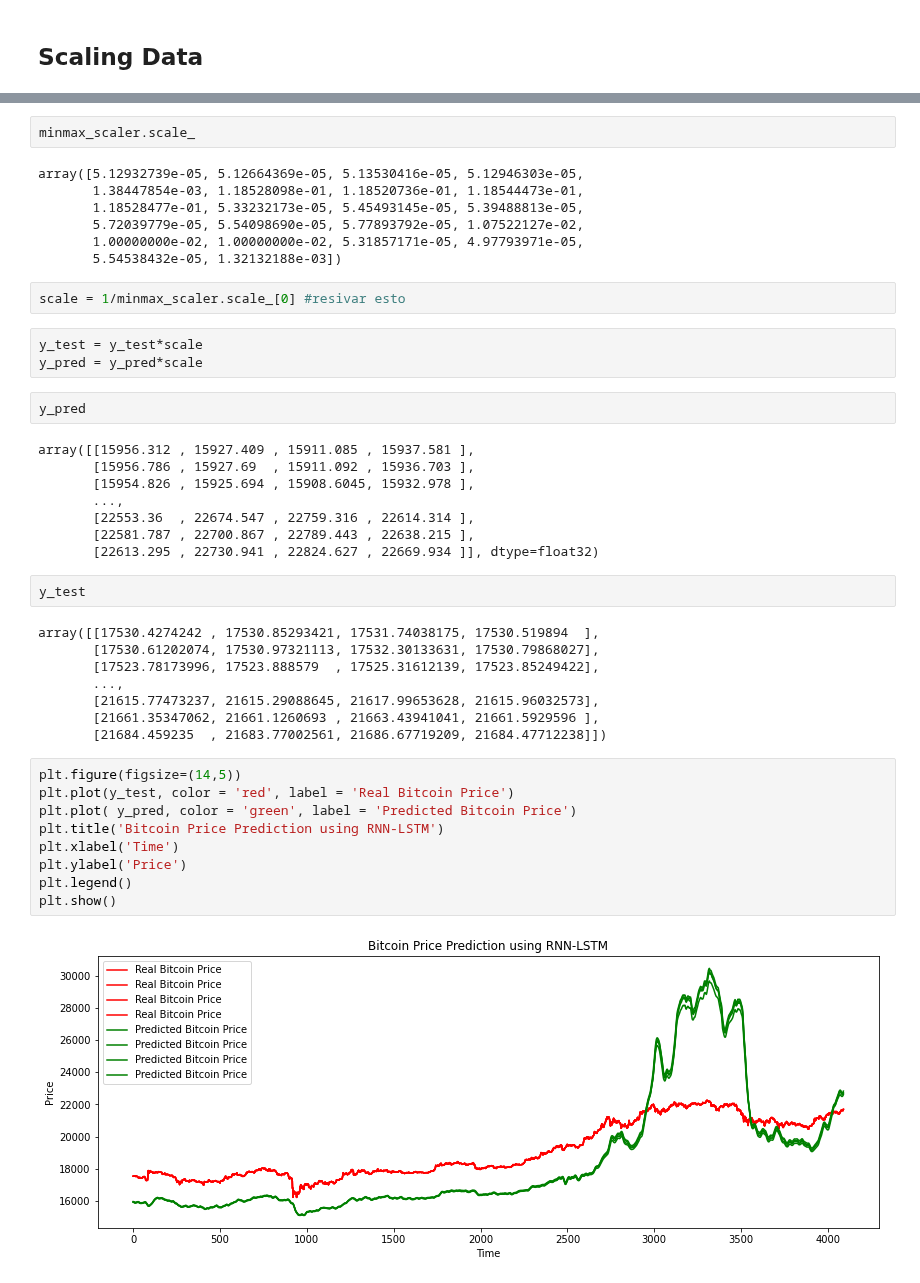
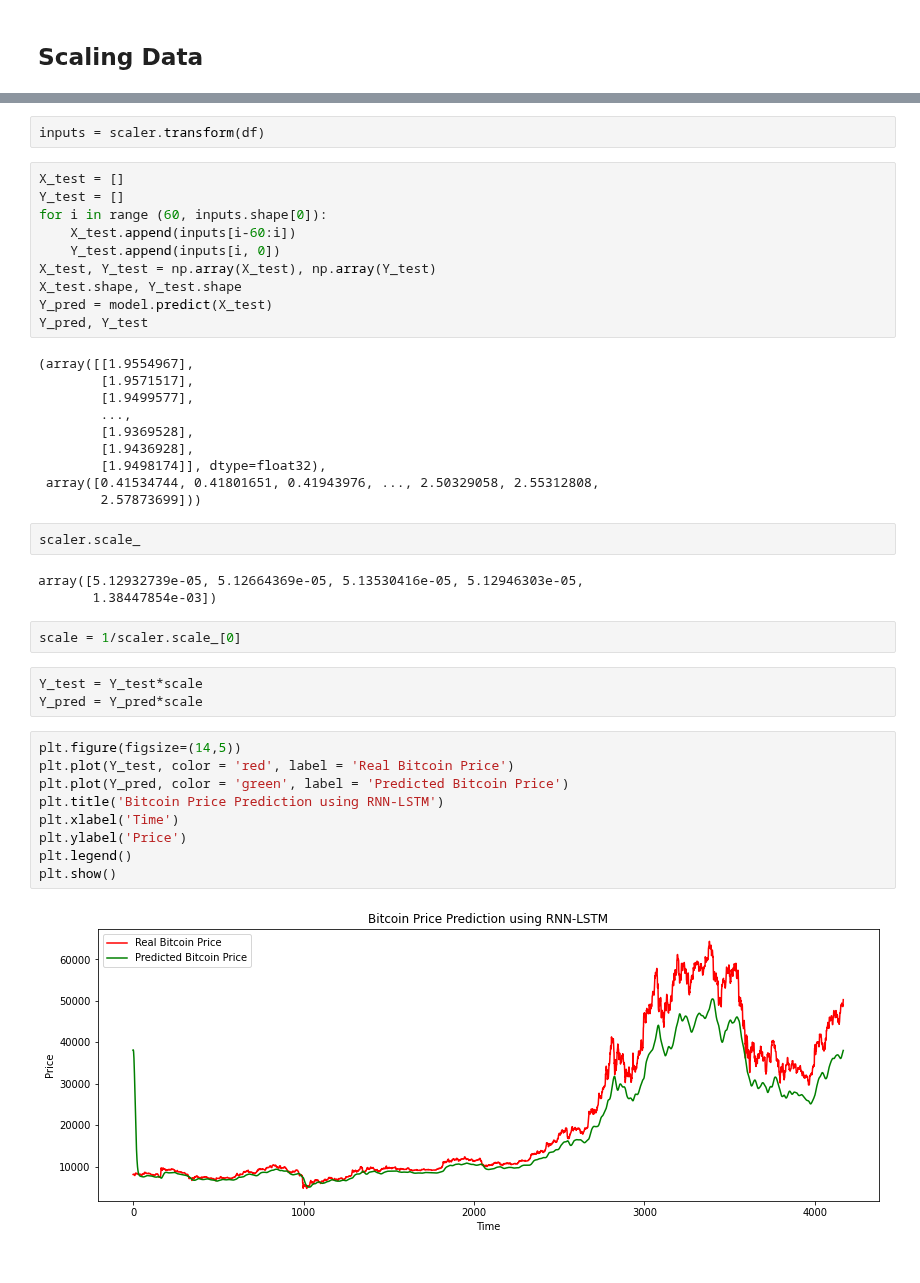
Before and after one commit to timjab92/cryptotrading-indicator, a Jupyter notebook: notebooks/LSTM_Model-Jhordy_V2.ipynb, the cells around one changed output, grey strips where cells are left out. Drawn from its saved outputs; the diff is of its cells as text.

Commit message:
Model v2 and model tim

```diff
--- a/notebooks/LSTM_Model-Jhordy_V2.ipynb
+++ b/notebooks/LSTM_Model-Jhordy_V2.ipynb
@@ -462,45 +172,43 @@ y_pred, y_test
+# %%
+inputs = scaler.transform(df)
+# %%
+X_test = []
+Y_test = []
+for i in range (60, inputs.shape[0]):
+    X_test.append(inputs[i-60:i])
+    Y_test.append(inputs[i, 0])
+X_test, Y_test = np.array(X_test), np.array(Y_test)
+X_test.shape, Y_test.shape
+Y_pred = model.predict(X_test)
+Y_pred, Y_test
+# %% [output]
+(array([[1.9554967],
+        [1.9571517],
+        [1.9499577],
+        ...,
+        [1.9369528],
+        [1.9436928],
+        [1.9498174]], dtype=float32),
+ array([0.41534744, 0.41801651, 0.41943976, ..., 2.50329058, 2.55312808,
+        2.57873699]))
 # %%
-minmax_scaler.scale_
+scaler.scale_
 # %% [output]
 array([5.12932739e-05, 5.12664369e-05, 5.13530416e-05, 5.12946303e-05,
-       1.38447854e-03, 1.18528098e-01, 1.18520736e-01, 1.18544473e-01,
-       1.18528477e-01, 5.33232173e-05, 5.45493145e-05, 5.39488813e-05,
-       5.72039779e-05, 5.54098690e-05, 5.77893792e-05, 1.07522127e-02,
-       1.00000000e-02, 1.00000000e-02, 5.31857171e-05, 4.97793971e-05,
-       5.54538432e-05, 1.32132188e-03])
+       1.38447854e-03])
 # %%
-scale = 1/minmax_scaler.scale_[0] #resivar esto
+scale = 1/scaler.scale_[0]
-# %%
-y_test = y_test*scale
-y_pred = y_pred*scale
-# %%
-y_pred
-# %% [output]
-array([[15956.312 , 15927.409 , 15911.085 , 15937.581 ],
-       [15956.786 , 15927.69  , 15911.092 , 15936.703 ],
-       [15954.826 , 15925.694 , 15908.6045, 15932.978 ],
-       ...,
-       [22553.36  , 22674.547 , 22759.316 , 22614.314 ],
-       [22581.787 , 22700.867 , 22789.443 , 22638.215 ],
-       [22613.295 , 22730.941 , 22824.627 , 22669.934 ]], dtype=float32)
-# %%
-y_test
-# %% [output]
-array([[17530.4274242 , 17530.85293421, 17531.74038175, 17530.519894  ],
-       [17530.61202074, 17530.97321113, 17532.30133631, 17530.79868027],
-       [17523.78173996, 17523.888579  , 17525.31612139, 17523.85249422],
-       ...,
-       [21615.77473237, 21615.29088645, 21617.99653628, 21615.96032573],
-       [21661.35347062, 21661.1260693 , 21663.43941041, 21661.5929596 ],
-       [21684.459235  , 21683.77002561, 21686.67719209, 21684.47712238]])
+# %%
+Y_test = Y_test*scale
+Y_pred = Y_pred*scale
 # %%
 plt.figure(figsize=(14,5))
-plt.plot(y_test, color = 'red', label = 'Real Bitcoin Price')
-plt.plot( y_pred, color = 'green', label = 'Predicted Bitcoin Price')
+plt.plot(Y_test, color = 'red', label = 'Real Bitcoin Price')
+plt.plot(Y_pred, color = 'green', label = 'Predicted Bitcoin Price')
 plt.title('Bitcoin Price Prediction using RNN-LSTM')
 plt.xlabel('Time')
 plt.ylabel('Price')
 plt.legend()
 plt.show()
 # %% [output]
-[figure, old version]
+[figure, new version]
```
Also changed, not shown: parts of 72 cells of this notebook, 1 other file.
